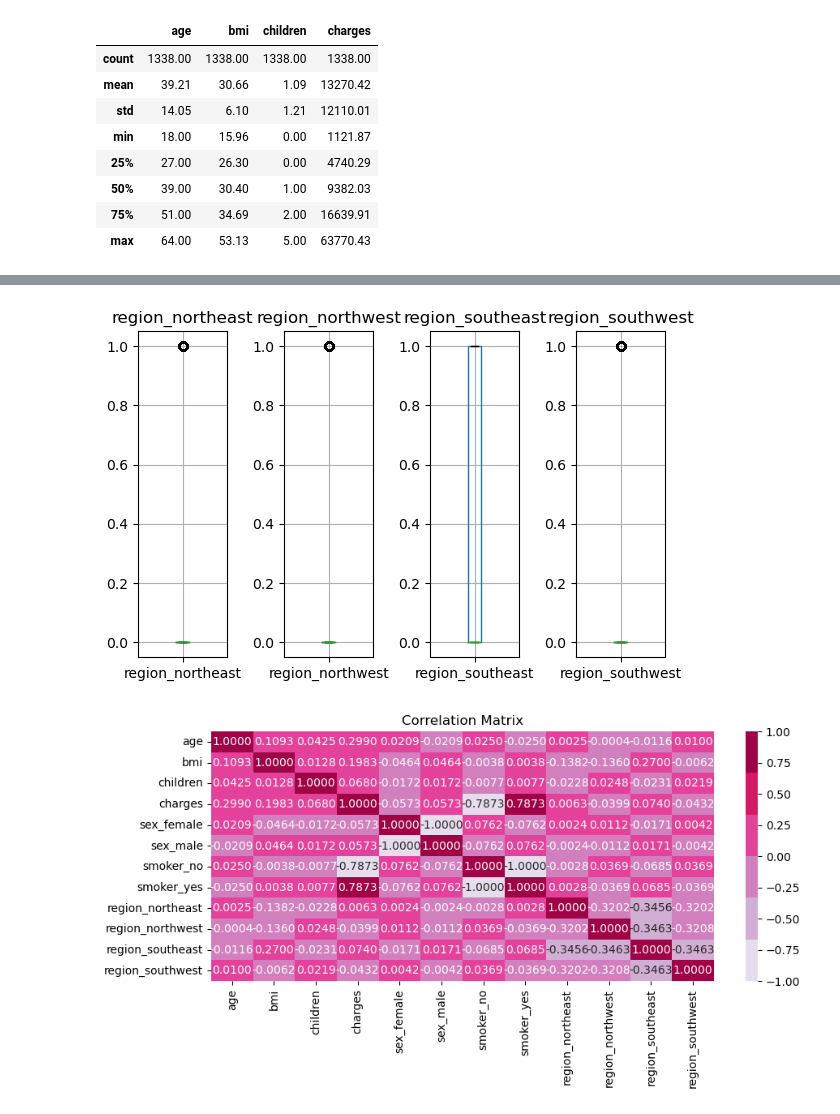
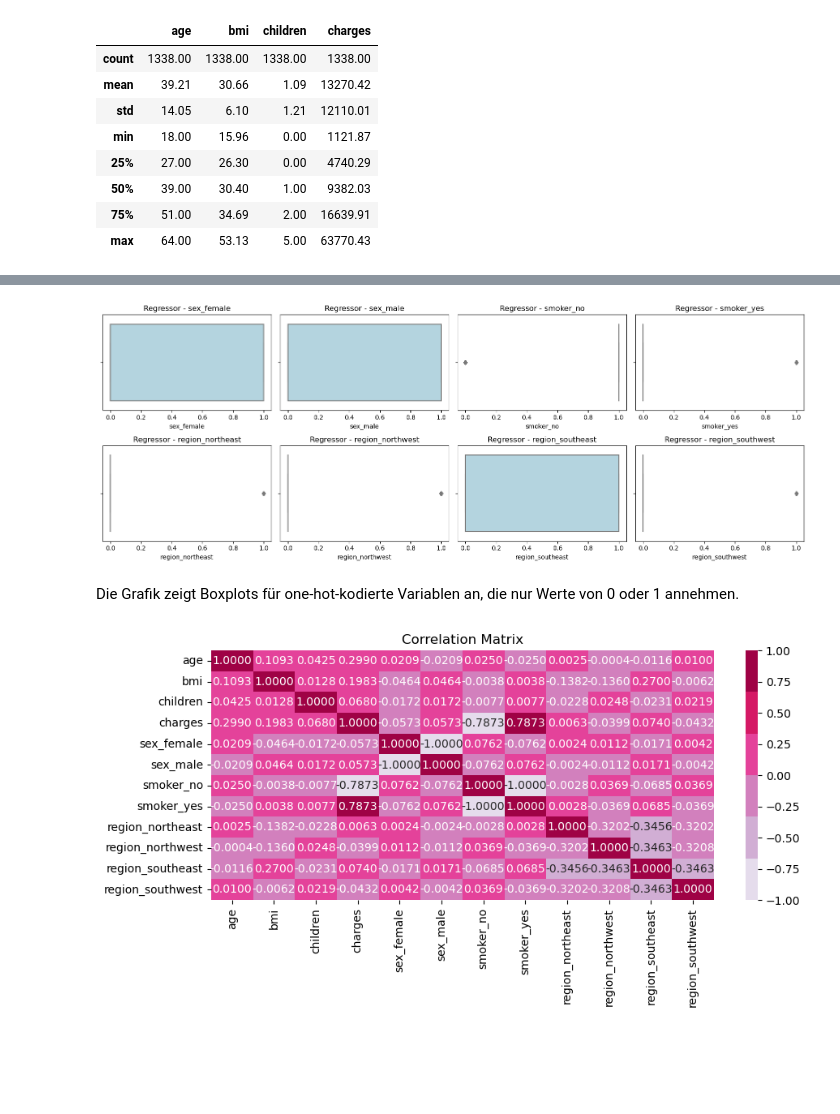
Before and after one commit to BrockherdeT/econometrics, a Jupyter notebook: shared_A2.ipynb, the cells around one changed output, grey strips where cells are left out. Drawn from its saved outputs; the diff is of its cells as text; code cells hidden in the pictures; blank space fills up the shorter version.

```diff
--- a/shared_A2.ipynb
+++ b/shared_A2.ipynb
@@ -210,21 +183,53 @@ data[['region_northeast', 'region_northwest', 'region_southeast', 'region_southw
-# %%
-# Box und Whiskerplots
-df = data[['region_northeast', 'region_northwest', 'region_southeast', 'region_southwest']]
-
-plt.figure(figsize=(6, 4))
-
-num_columns = len(df.columns)
-
-# Für jede Spalte im DataFrame einen Boxplot erstellen
-for i, column in enumerate(df.columns):
-    plt.subplot(1, num_columns, i+1)  #Für jede Spalte ein eigenen Plot
-    df.boxplot(column)
-    plt.title(column)
-
-plt.tight_layout()
-plt.show()
-# %% [output]
-[figure, removed]
+# %%
+plt.figure(figsize=(16, 6))
+
+# Boxplot for 'sex_female'
+plt.subplot(2, 4, 1)
+sns.boxplot(data=data, x='sex_female', color='lightblue')
+plt.title('Regressor - sex_female')
+
+# Boxplot for 'sex_male'
+plt.subplot(2, 4, 2)
+sns.boxplot(data=data, x='sex_male', color='lightblue')
+plt.title('Regressor - sex_male')
+
+# Boxplot for 'smoker_no'
+plt.subplot(2, 4, 3)
+sns.boxplot(data=data, x='smoker_no', color='lightblue')
+plt.title('Regressor - smoker_no')
+
+# Boxplot for 'smoker_yes'
+plt.subplot(2, 4, 4)
+sns.boxplot(data=data, x='smoker_yes', color='lightblue')
+plt.title('Regressor - smoker_yes')
+
+# Boxplot for 'region_northeast'
+plt.subplot(2, 4, 5)
+sns.boxplot(data=data, x='region_northeast', color='lightblue')
+plt.title('Regressor - region_northeast')
+
+# Boxplot for 'region_northwest'
+plt.subplot(2, 4, 6)
+sns.boxplot(data=data, x='region_northwest', color='lightblue')
+plt.title('Regressor - region_northwest')
+
+# Boxplot for 'region_southeast'
+plt.subplot(2, 4, 7)
+sns.boxplot(data=data, x='region_southeast', color='lightblue')
+plt.title('Regressor - region_southeast')
+
+# Boxplot for 'region_southwest'
+plt.subplot(2, 4, 8)
+sns.boxplot(data=data, x='region_southwest', color='lightblue')
+plt.title('Regressor - region_southwest')
+
+#plot
+plt.tight_layout()
+plt.show()
+# %% [output]
+[figure, added]
+# %% [markdown]
+Die Grafik zeigt Boxplots für one-hot-kodierte Variablen an, die nur Werte von 0 oder 1 annehmen.
 # %%
 # Data Visualization
 
```
Also changed, not shown: parts of 29 cells of this notebook.
